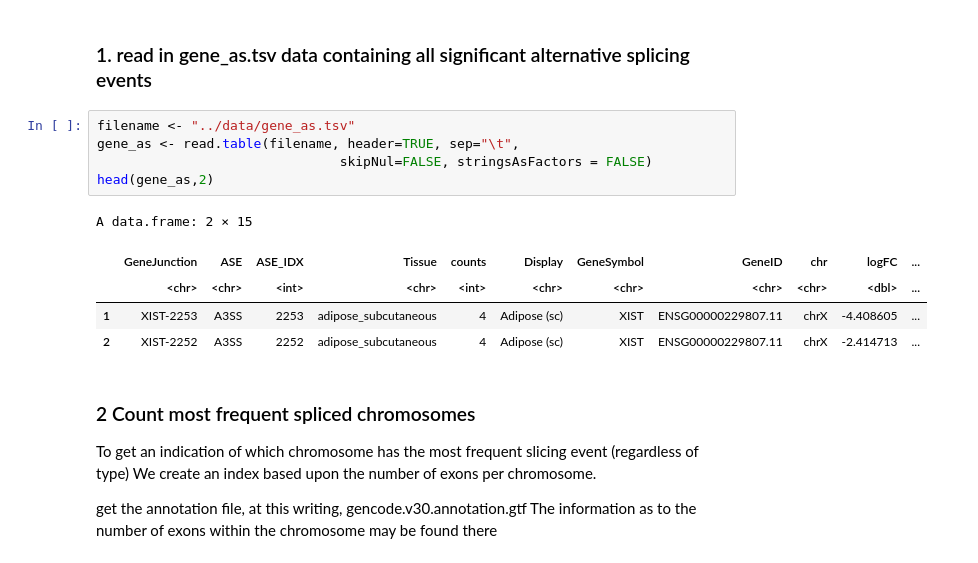
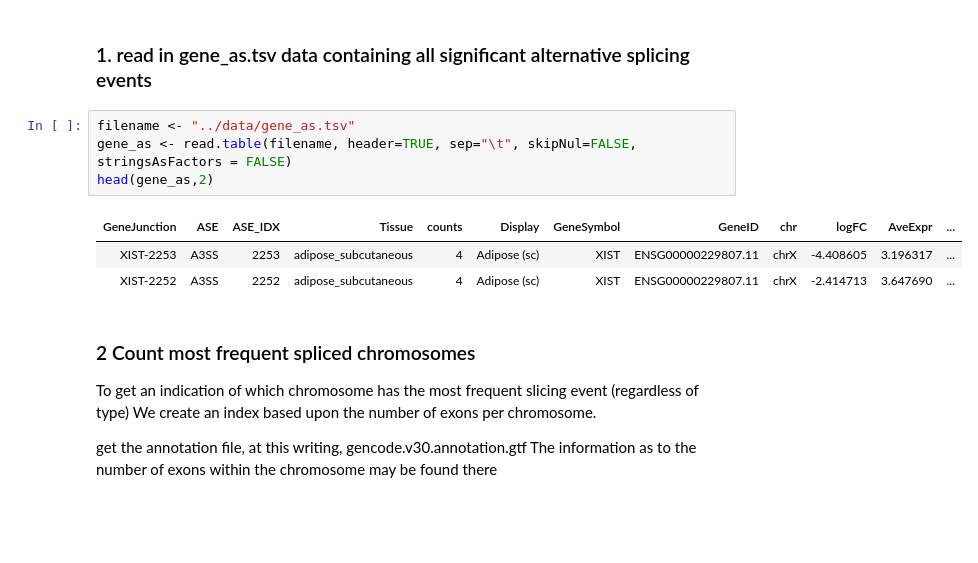
Before and after one commit to TheJacksonLaboratory/sbas, a Jupyter notebook: jupyter/splicingIndex.ipynb, the cells around one changed output. Cells and saved outputs as stored; diff of their text form; blank space fills up the shorter version.

```diff
--- a/jupyter/splicingIndex.ipynb
+++ b/jupyter/splicingIndex.ipynb
@@ -42,15 +21,12 @@ Loading required package: GenomeInfoDb
 ### 1. read in gene_as.tsv data containing all significant alternative splicing events
 # %%
 filename <- "../data/gene_as.tsv"
-gene_as <- read.table(filename, header=TRUE, sep="\t",
-                               skipNul=FALSE, stringsAsFactors = FALSE)
+gene_as <- read.table(filename, header=TRUE, sep="\t", skipNul=FALSE, stringsAsFactors = FALSE)
 head(gene_as,2)
 # %% [output]
-A data.frame: 2 × 15
-|  | GeneJunction | ASE | ASE_IDX | Tissue | counts | Display | GeneSymbol | GeneID | chr | logFC | ... |
-|  | <chr> | <chr> | <int> | <chr> | <int> | <chr> | <chr> | <chr> | <chr> | <dbl> | ... |
-| 1 | XIST-2253 | A3SS | 2253 | adipose_subcutaneous | 4 | Adipose (sc) | XIST | ENSG00000229807.11 | chrX | -4.408605 | ... |
-| 2 | XIST-2252 | A3SS | 2252 | adipose_subcutaneous | 4 | Adipose (sc) | XIST | ENSG00000229807.11 | chrX | -2.414713 | ... |
+| GeneJunction | ASE | ASE_IDX | Tissue | counts | Display | GeneSymbol | GeneID | chr | logFC | AveExpr | ... |
+| XIST-2253 | A3SS | 2253 | adipose_subcutaneous | 4 | Adipose (sc) | XIST | ENSG00000229807.11 | chrX | -4.408605 | 3.196317 | ... |
+| XIST-2252 | A3SS | 2252 | adipose_subcutaneous | 4 | Adipose (sc) | XIST | ENSG00000229807.11 | chrX | -2.414713 | 3.647690 | ... |
 # %% [markdown]
 ### 2 Count most frequent spliced chromosomes
 To get an indication of which chromosome has the most frequent slicing event (regardless of type)
```
Also changed, not shown: parts of 5 cells of this notebook.
